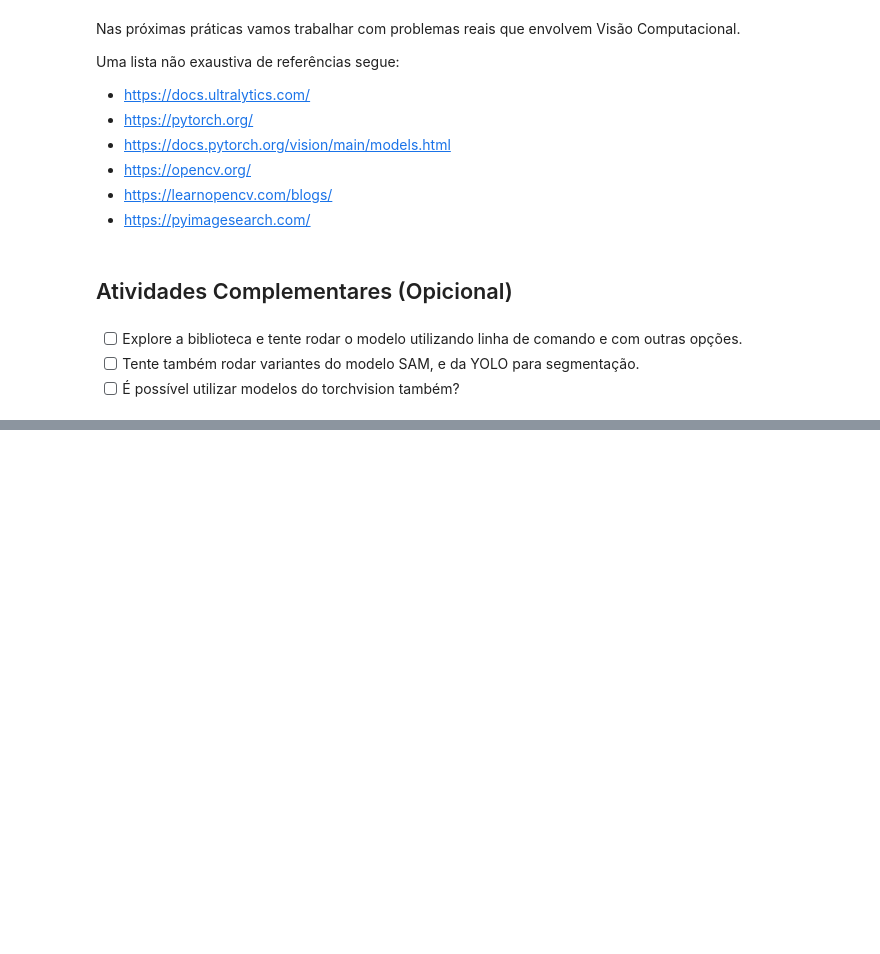
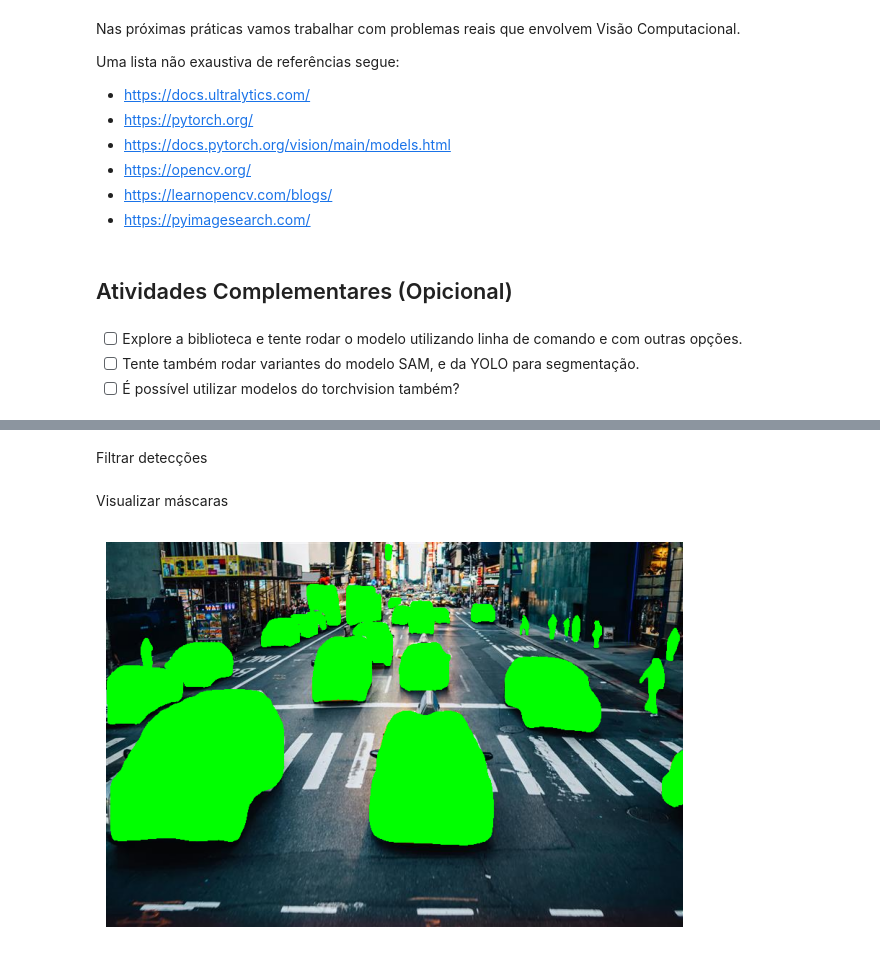
Before and after one commit to kaiogama18/nexvisual-computer-vision, a Jupyter notebook: modulos/Modulo_03/M3A6/VC_M3A6 - Segmentação semântica.ipynb, the cells around one changed output, grey strips where cells are left out. Cells and saved outputs as stored; diff of their text form; code cells hidden in the pictures; blank space fills up the shorter version.

```diff
--- a/modulos/Modulo_03/M3A6/VC_M3A6 - Segmentação semântica.ipynb
+++ b/modulos/Modulo_03/M3A6/VC_M3A6 - Segmentação semântica.ipynb
@@ -100,0 +186,37 @@ Uma lista não exaustiva de referências segue:
+# %%
+img = cv2.imread("street.jpeg")
+img_rgb = cv2.cvtColor(img, cv2.COLOR_BGR2RGB)
+# %%
+
+# Tensor
+img_tensor = F.to_tensor(img_rgb)
+
+# Inferência
+with torch.no_grad():
+    pred = model([img_tensor])[0]
+# %% [markdown]
+Filtrar detecções
+# %%
+keep = pred["scores"] > 0.5
+
+boxes = pred["boxes"][keep]
+scores = pred["scores"][keep]
+labels = pred["labels"][keep]
+masks = pred["masks"][keep]
+# %% [markdown]
+Visualizar máscaras
+# %%
+img_vis = img_rgb.copy()
+
+for mask in masks:
+    m = mask[0].cpu().numpy()  # remove canal
+    m = m > 0.5
+
+    img_vis[m] = [0, 255, 0]
+# %%
+plt.figure(figsize=(10,5))
+plt.imshow(img_vis)
+plt.axis("off")
+plt.show()
+# %% [output]
+[figure, added]
```
Also changed, not shown: parts of 12 cells of this notebook, 4 other files.
